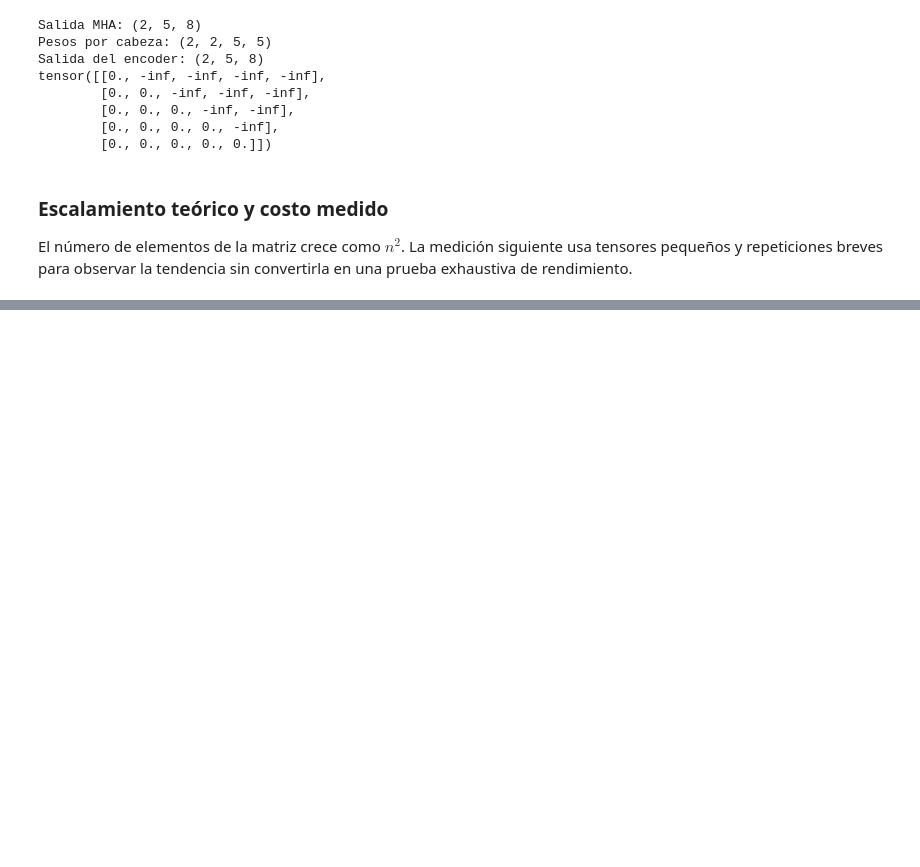
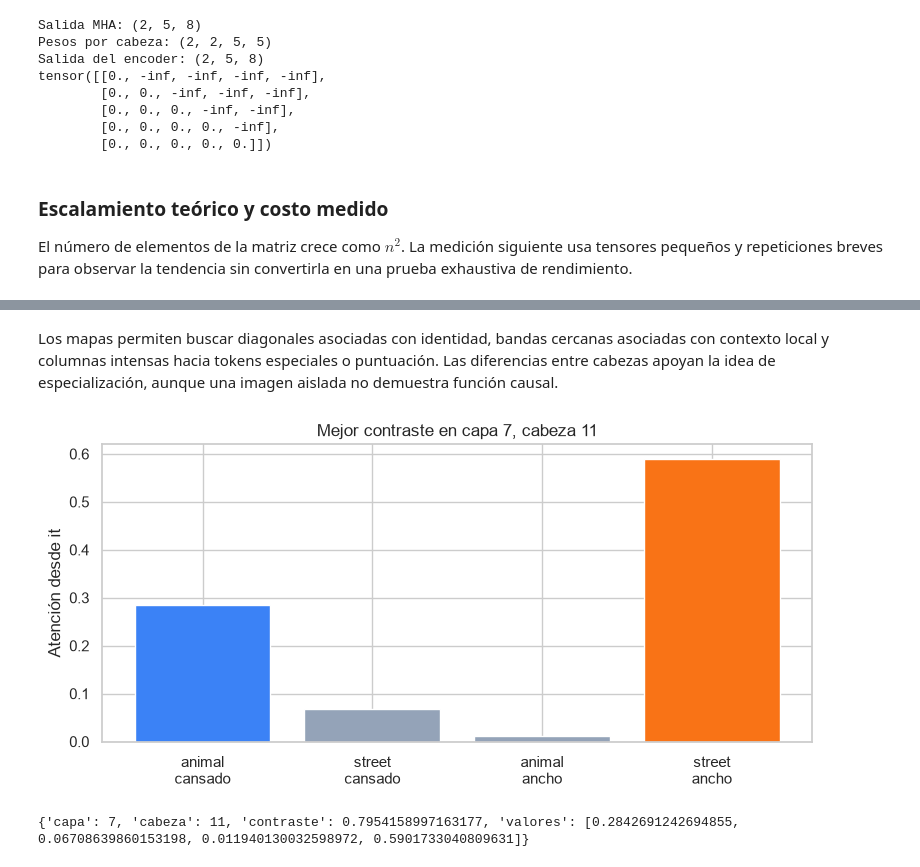
Before and after one commit to JosFer720/Hoja-de-trabajo-2-Transformers-y-mecanismo-de-atencion, a Jupyter notebook: Laboratorio_2_Transformers_y_Atencion.ipynb, the cells around one changed output, grey strips where cells are left out. Drawn from its saved outputs; the diff is of its cells as text; code cells hidden in the pictures; blank space fills up the shorter version.

```diff
--- a/Laboratorio_2_Transformers_y_Atencion.ipynb
+++ b/Laboratorio_2_Transformers_y_Atencion.ipynb
@@ -192,0 +262,41 @@ plt.show()
+# %% [markdown]
+Los mapas permiten buscar diagonales asociadas con identidad, bandas cercanas asociadas con contexto local y columnas intensas hacia tokens especiales o puntuación. Las diferencias entre cabezas apoyan la idea de especialización, aunque una imagen aislada no demuestra función causal.
+# %%
+text_tired = "The animal didn't cross the street because it was too tired."
+text_wide = "The animal didn't cross the street because it was too wide."
+tired_tokens, tired_attn = run_model(bert, tok_bert, text_tired)
+wide_tokens, wide_attn = run_model(bert, tok_bert, text_wide)
+
+def token_index(tokens, target):
+    return tokens.index(target)
+
+idx_it = token_index(tired_tokens, "it")
+idx_animal = token_index(tired_tokens, "animal")
+idx_street = token_index(tired_tokens, "street")
+
+best = None
+for layer_idx in range(len(tired_attn)):
+    for head_idx in range(tired_attn[layer_idx].shape[1]):
+        tired_animal = float(tired_attn[layer_idx][0, head_idx, idx_it, idx_animal])
+        tired_street = float(tired_attn[layer_idx][0, head_idx, idx_it, idx_street])
+        wide_animal = float(wide_attn[layer_idx][0, head_idx, idx_it, idx_animal])
+        wide_street = float(wide_attn[layer_idx][0, head_idx, idx_it, idx_street])
+        contrast = tired_animal - tired_street + wide_street - wide_animal
+        row = (contrast, layer_idx, head_idx, tired_animal, tired_street, wide_animal, wide_street)
+        if best is None or row[0] > best[0]:
+            best = row
+
+contrast, layer_idx, head_idx, ta, ts, wa, ws = best
+labels = ["animal\ncansado", "street\ncansado", "animal\nancho", "street\nancho"]
+values = [ta, ts, wa, ws]
+fig, ax = plt.subplots(figsize=(8, 4))
+ax.bar(labels, values, color=["#3b82f6", "#94a3b8", "#94a3b8", "#f97316"])
+ax.set_ylabel("Atención desde it")
+ax.set_title(f"Mejor contraste en capa {layer_idx + 1}, cabeza {head_idx + 1}")
+fig.tight_layout()
+fig.savefig(FIG_DIR / "correferencia_bert.png", dpi=180, bbox_inches="tight")
+plt.show()
+print({"capa": layer_idx + 1, "cabeza": head_idx + 1, "contraste": contrast, "valores": values})
+# %% [output]
+[figure, added]
+{'capa': 7, 'cabeza': 11, 'contraste': 0.7954158997163177, 'valores': [0.2842691242694855, 0.06708639860153198, 0.011940130032598972, 0.5901733040809631]}
```
Also changed, not shown: parts of 9 cells of this notebook, 6 other files.
